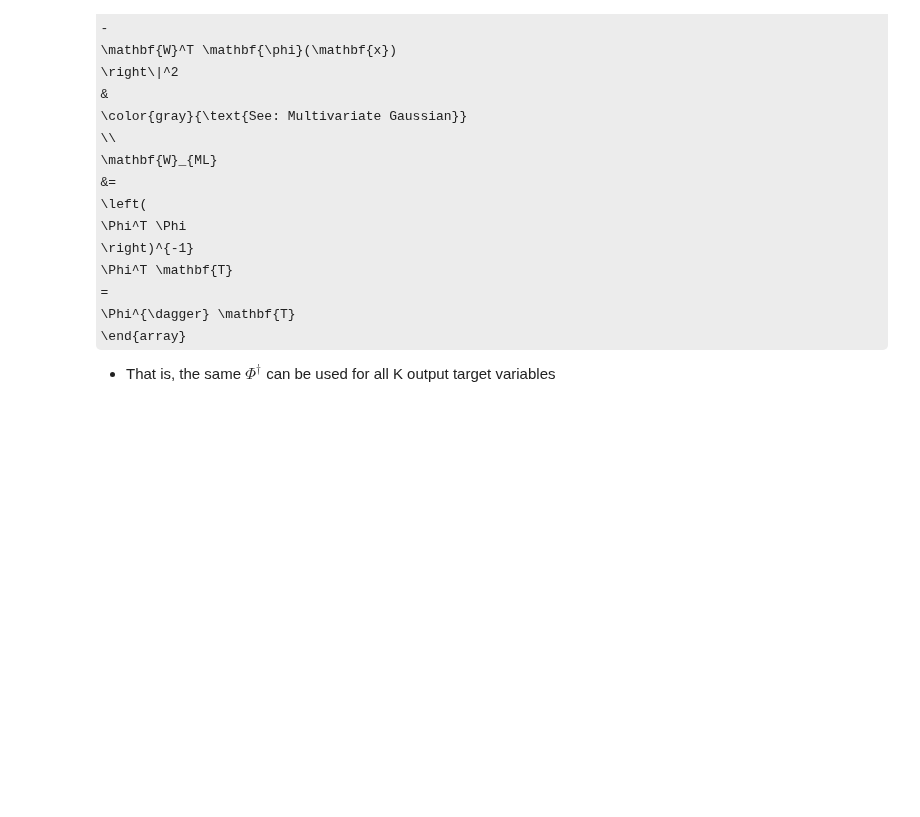
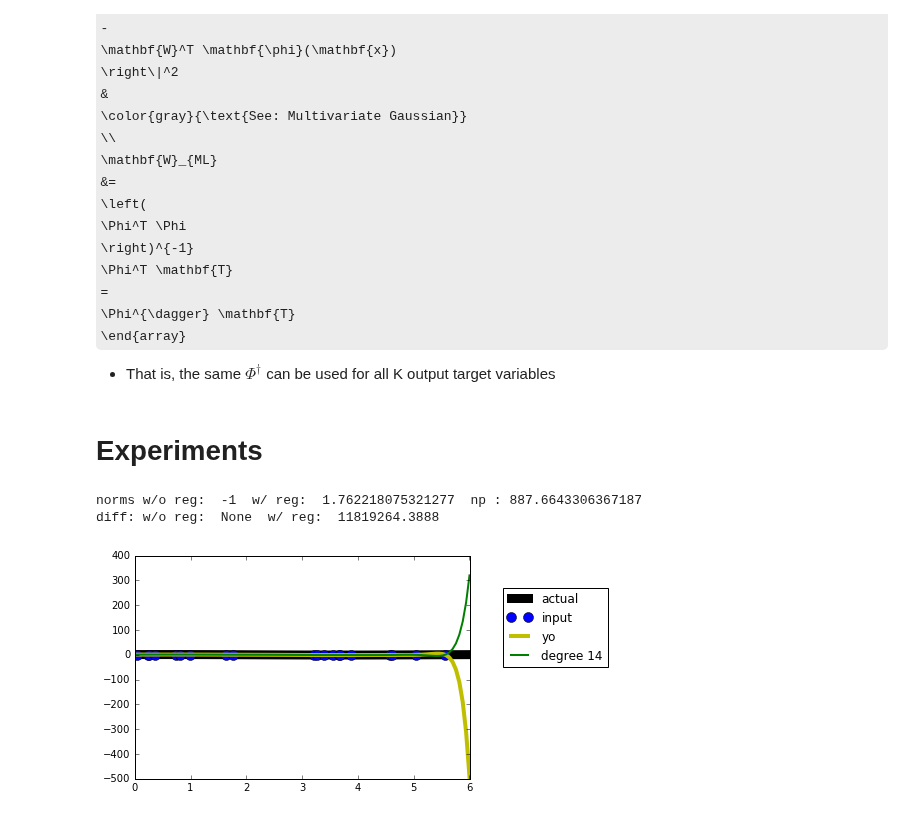
Before and after one commit to john-von-seneca/ml-and-what-not, a Jupyter notebook: void-main/linear-models-for-regression/linear-basis-function-models.ipynb, the cells around one changed output. Cells and saved outputs as stored; diff of their text form; code cells hidden in the pictures; some formulas as TeX source; blank space fills up the shorter version.

Commit message:
vm/3/linear-basis-functions/experiments

```diff
--- a/void-main/linear-models-for-regression/linear-basis-function-models.ipynb
+++ b/void-main/linear-models-for-regression/linear-basis-function-models.ipynb
@@ -624,3 +632,5 @@ p(\mathbf{t} \mid \mathbf{x}, \mathbf{W}, \beta)
 \Phi^{\dagger} \mathbf{T}
 \end{array}
 * That is, the same $\Phi^{\dagger}$ can be used for all K output target variables
+# %% [markdown]
+# Experiments
@@ -626,0 +677,47 @@ p(\mathbf{t} \mid \mathbf{x}, \mathbf{W}, \beta)
+# %%
+# sample points from a sine function with noise
+def gen_data(sigma_noise=1e-5,in_pts=20):
+    x_min, x_max = 0, +6                            # max x values while sampling
+    x = np.random.rand(in_pts, 1)*(x_max-x_min)+x_min     # gen random points
+    x = np.sort(x,0)                                # sort them please
+    y = np.array([math.sin(1+xx) for xx in x]).reshape(in_pts,1) # find the value of sine
+    noise = np.random.normal(0, sigma_noise, (in_pts, 1)) # generate random noise
+    data = np.hstack([x, y+noise]) # compose data using [x y+noise]
+    return (x_min, x_max, data)
+# %%
+def fit_and_plot_his(data, deg_test, x_vals_plot):
+    w_his=np.polynomial.polynomial.polyfit(data[:,0],data[:,1], deg=deg_test)
+    w_his = w_his[::-1]
+    p2 = np.poly1d(w_his)
+    plt.plot(x_vals_plot, p2(x_vals_plot),'y',linewidth=4,label='yo')
+    return w_his
+# %%
+def find_norm(w):
+    return math.sqrt(np.sum(w**2))
+# %%
+x_min, x_max, data = gen_data(10**-2)
+def show_all_fit_poly(deg_test=5, sigma_noise_power=-5, regularizer=-18, show_non_reg=False):
+    x_sin = plot_original(x_min, x_max, data)
+    w_his = fit_and_plot_his(data, deg_test,x_sin)
+    #[show_poly_fit(lm_poly_fit(data[:,0], data[:,1], ref_deg),'r',100) for ref_deg in [1,2,3]]
+    diff_my, norm_my = 'None', -1
+    if show_non_reg:
+        w_my=lm_poly_fit(data[:,0], data[:,1], deg_test)
+        show_poly_fit(w_my,'r',100,(x_min, x_max))
+        w_my = w_my.ravel()
+        diff_my = np.sum((w_my-w_his[::-1])**2)
+        norm_my = find_norm(w_my)
+
+    w_my_r=lm_poly_fit(data[:,0], data[:,1], deg_test, regularizer)
+    show_poly_fit(w_my_r,'g',100, (x_min, x_max))
+    print('norms', 'w/o reg: ', norm_my,
+          ' w/ reg: ', find_norm(w_my_r),
+          ' np :', find_norm(w_his))
+    print('diff:', 'w/o reg: ', diff_my, ' w/ reg: ', np.sum((w_my_r-w_his[::-1])**2))
+    plt.legend(loc=(1.1 ,0.5));plt.show()
+interactive(show_all_fit_poly, deg_test=(5,25),
+            sigma_noise_power=(-10,10), regularizer=(-20,20))
+# %% [output]
+norms w/o reg:  -1  w/ reg:  1.762218075321277  np : 887.6643306367187
+diff: w/o reg:  None  w/ reg:  11819264.3888
+[figure, added]
```
Also changed, not shown: parts of 14 cells of this notebook, 6 other files.
